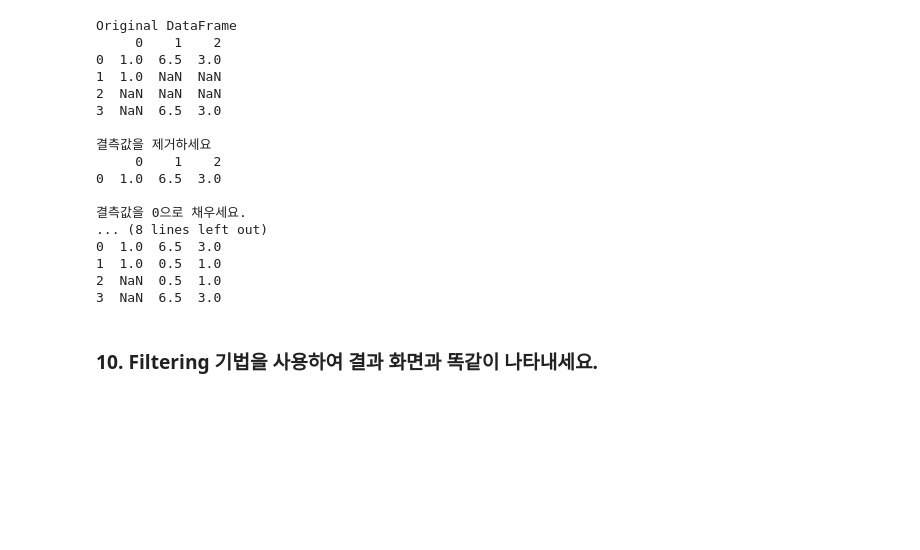
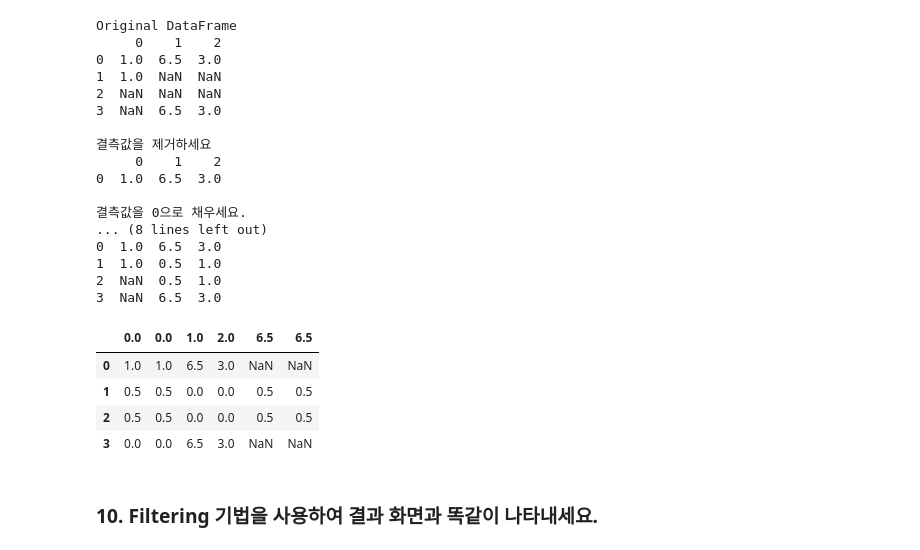
Before and after one commit to kmin0528/wanted-pre-onboarding-challenge-data, a Jupyter notebook: Pandas_Quiz_문제.ipynb, the cells around one changed output. Drawn from its saved outputs; the diff is of its cells as text; code cells hidden in the pictures; blank space fills up the shorter version.

```diff
--- a/Pandas_Quiz_문제.ipynb
+++ b/Pandas_Quiz_문제.ipynb
@@ -142,15 +150,18 @@ data = pd.DataFrame([[1., 6.5, 3.], [1., NA, NA],
 print('Original DataFrame')
 print(data, end='\n\n')
 
-cleaned = data.
+cleaned = data.dropna()
 print('결측값을 제거하세요')
 print(cleaned, end='\n\n')
 
-filled = data.
+filled = data.fillna(0)
 print('결측값을 0으로 채우세요.')
 print(filled, end='\n\n')
 
-filled2 = data.
+#filled2 = filled.loc[filled[1] == 0, filled[1]] = 0.5
+filled2 = data.copy()
+filled2[1] = filled2[1].fillna(0.5)
+filled2[2] = filled2[2].fillna(1)
 print('컬럼 1의 결측값은 0.5, 컬럼 2의 결측값은 1로 채우세요')
 print(filled2, end='\n\n')
 # %% [output]
@@ -171,6 +182,14 @@ Original DataFrame
 1  1.0  0.5  1.0
 2  NaN  0.5  1.0
 3  NaN  6.5  3.0
+# %%
+filled
+# %% [output]
+|  | 0.0 | 0.0 | 1.0 | 2.0 | 6.5 | 6.5 |
+| 0 | 1.0 | 1.0 | 6.5 | 3.0 | NaN | NaN |
+| 1 | 0.5 | 0.5 | 0.0 | 0.0 | 0.5 | 0.5 |
+| 2 | 0.5 | 0.5 | 0.0 | 0.0 | 0.5 | 0.5 |
+| 3 | 0.0 | 0.0 | 6.5 | 3.0 | NaN | NaN |
 # %% [markdown]
 ### 10. Filtering 기법을 사용하여 결과 화면과 똑같이 나타내세요.
 # %%
```
Also changed, not shown: parts of 3 cells of this notebook.
